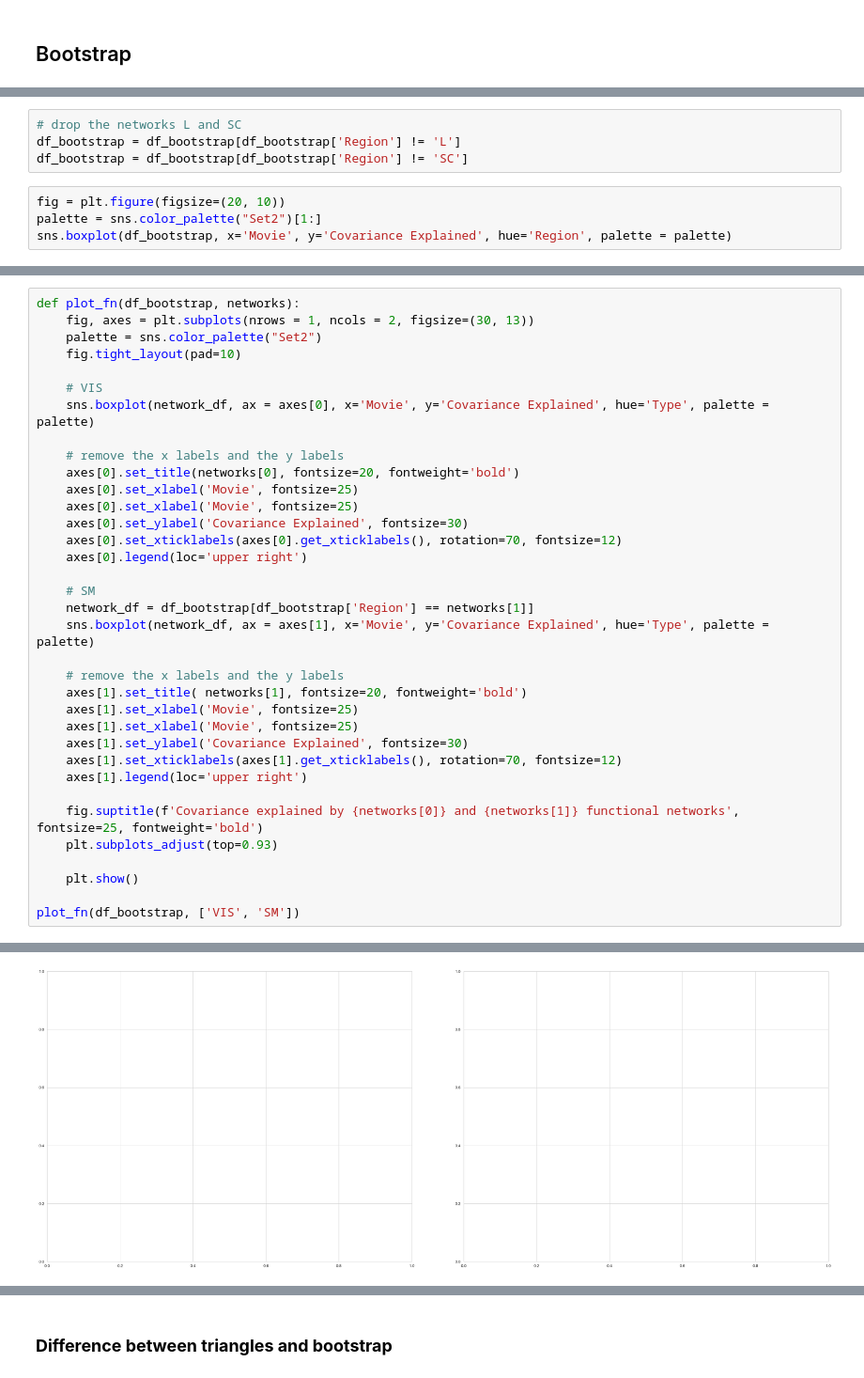
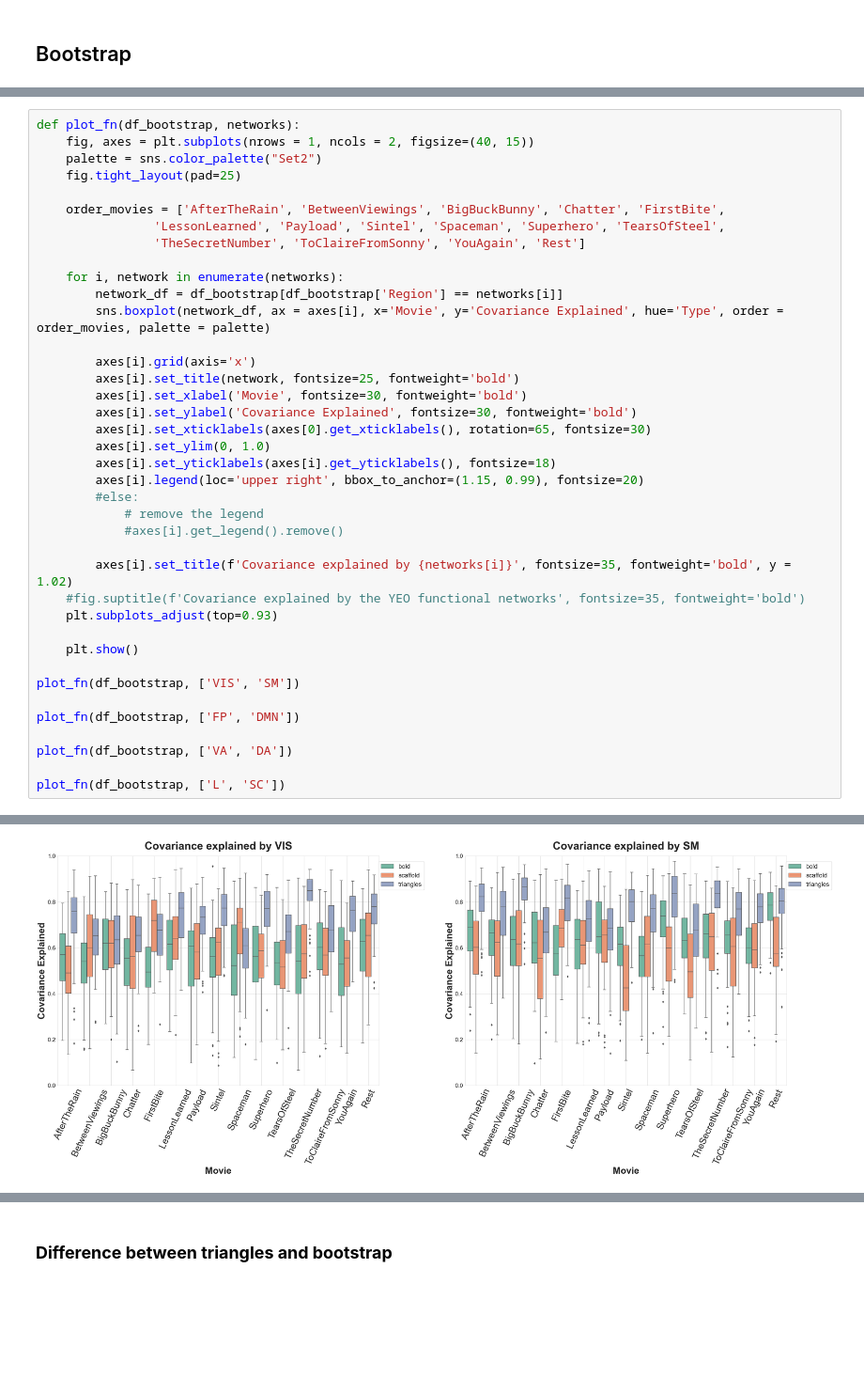
Before and after one commit to silviiaromanato/HigherOrder, a Jupyter notebook: Code/PLS_Silvia/PLS.ipynb, the cells around one changed output, grey strips where cells are left out. Shown at 94% size. Drawn from its saved outputs; the diff is of its cells as text; blank space fills up the shorter version.

```diff
--- a/Code/PLS_Silvia/PLS.ipynb
+++ b/Code/PLS_Silvia/PLS.ipynb
@@ -333,8 +237,0 @@ df_bootstrap = df_bootstrap[df_bootstrap['Movie'].isin(list_movies)]
-# %%
-# drop the networks L and SC
-df_bootstrap = df_bootstrap[df_bootstrap['Region'] != 'L']
-df_bootstrap = df_bootstrap[df_bootstrap['Region'] != 'SC']
-# %%
-fig = plt.figure(figsize=(20, 10))
-palette = sns.color_palette("Set2")[1:]
-sns.boxplot(df_bootstrap, x='Movie', y='Covariance Explained', hue='Region', palette = palette)
@@ -344,36 +238,40 @@ sns.boxplot(df_bootstrap, x='Movie', y='Covariance Explained', hue='Region', pal
 # %%
 def plot_fn(df_bootstrap, networks):
-    fig, axes = plt.subplots(nrows = 1, ncols = 2, figsize=(30, 13))
+    fig, axes = plt.subplots(nrows = 1, ncols = 2, figsize=(40, 15))
     palette = sns.color_palette("Set2")
-    fig.tight_layout(pad=10)
+    fig.tight_layout(pad=25)
 
-    # VIS
-    sns.boxplot(network_df, ax = axes[0], x='Movie', y='Covariance Explained', hue='Type', palette = palette)
+    order_movies = ['AfterTheRain', 'BetweenViewings', 'BigBuckBunny', 'Chatter', 'FirstBite',
+                'LessonLearned', 'Payload', 'Sintel', 'Spaceman', 'Superhero', 'TearsOfSteel',
+                'TheSecretNumber', 'ToClaireFromSonny', 'YouAgain', 'Rest']
 
-    # remove the x labels and the y labels
-    axes[0].set_title(networks[0], fontsize=20, fontweight='bold')
-    axes[0].set_xlabel('Movie', fontsize=25)
-    axes[0].set_xlabel('Movie', fontsize=25)
-    axes[0].set_ylabel('Covariance Explained', fontsize=30)
-    axes[0].set_xticklabels(axes[0].get_xticklabels(), rotation=70, fontsize=12)
-    axes[0].legend(loc='upper right')
+    for i, network in enumerate(networks):
+        network_df = df_bootstrap[df_bootstrap['Region'] == networks[i]]
+        sns.boxplot(network_df, ax = axes[i], x='Movie', y='Covariance Explained', hue='Type', order = order_movies, palette = palette)
 
-    # SM
-    network_df = df_bootstrap[df_bootstrap['Region'] == networks[1]]
-    sns.boxplot(network_df, ax = axes[1], x='Movie', y='Covariance Explained', hue='Type', palette = palette)
+        axes[i].grid(axis='x')
+        axes[i].set_title(network, fontsize=25, fontweight='bold')
+        axes[i].set_xlabel('Movie', fontsize=30, fontweight='bold')
+        axes[i].set_ylabel('Covariance Explained', fontsize=30, fontweight='bold')
+        axes[i].set_xticklabels(axes[0].get_xticklabels(), rotation=65, fontsize=30)
+        axes[i].set_ylim(0, 1.0)
+        axes[i].set_yticklabels(axes[i].get_yticklabels(), fontsize=18)
+        axes[i].legend(loc='upper right', bbox_to_anchor=(1.15, 0.99), fontsize=20)
+        #else:
+            # remove the legend
+            #axes[i].get_legend().remove()
 
-    # remove the x labels and the y labels
-    axes[1].set_title( networks[1], fontsize=20, fontweight='bold')
-    axes[1].set_xlabel('Movie', fontsize=25)
-    axes[1].set_xlabel('Movie', fontsize=25)
-    axes[1].set_ylabel('Covariance Explained', fontsize=30)
-    axes[1].set_xticklabels(axes[1].get_xticklabels(), rotation=70, fontsize=12)
-    axes[1].legend(loc='upper right')
-
-    fig.suptitle(f'Covariance explained by {networks[0]} and {networks[1]} functional networks', fontsize=25, fontweight='bold')
+        axes[i].set_title(f'Covariance explained by {networks[i]}', fontsize=35, fontweight='bold', y = 1.02)
+    #fig.suptitle(f'Covariance explained by the YEO functional networks', fontsize=35, fontweight='bold')
     plt.subplots_adjust(top=0.93)
 
     plt.show()
 
 plot_fn(df_bootstrap, ['VIS', 'SM'])
+
+plot_fn(df_bootstrap, ['FP', 'DMN'])
+
+plot_fn(df_bootstrap, ['VA', 'DA'])
+
+plot_fn(df_bootstrap, ['L', 'SC'])
 # %% [output]
@@ -381 +278 @@ ValueError: Could not generate a palette for <map object at 0x...>
-[figure, old version]
+[figure, new version]
```
Also changed, not shown: parts of 16 cells of this notebook, 7 other files.
